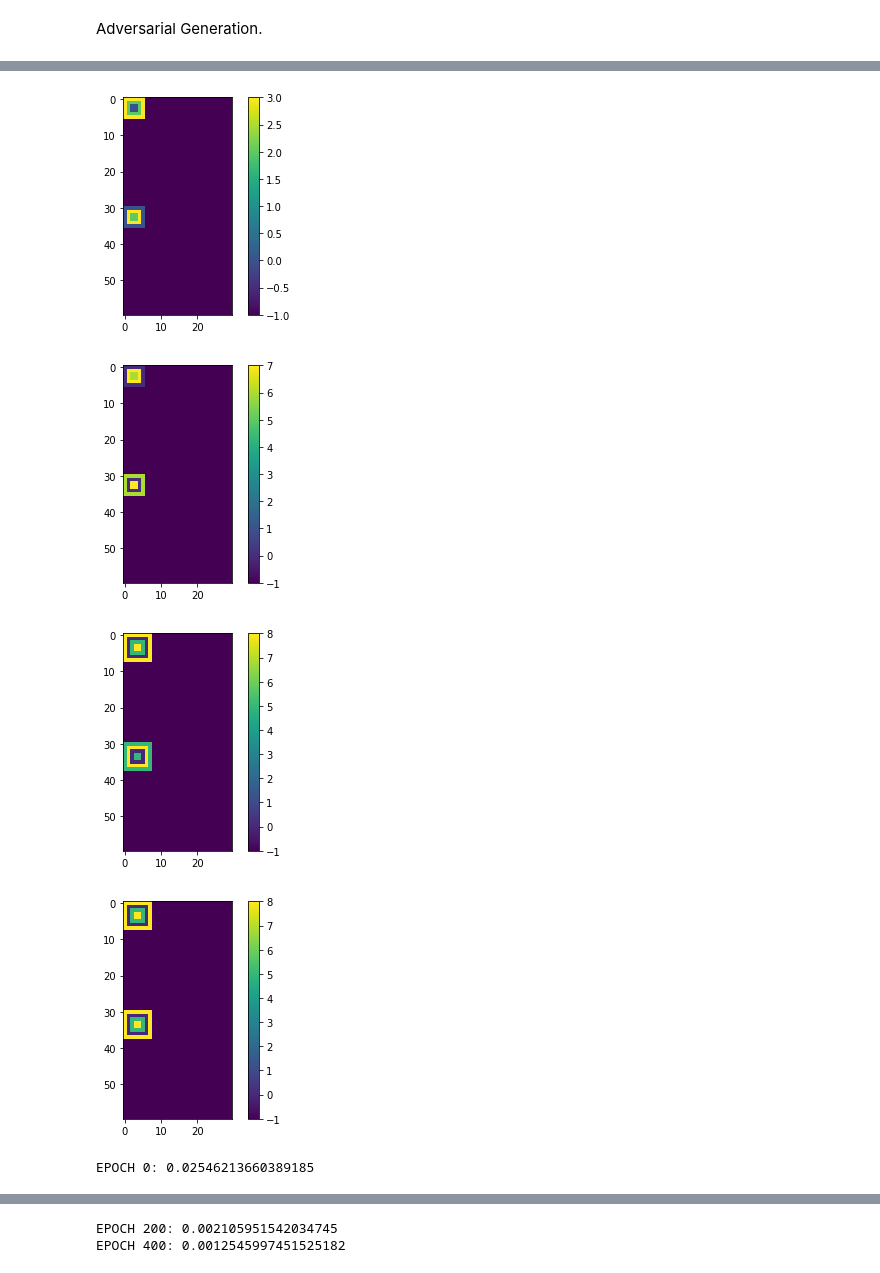
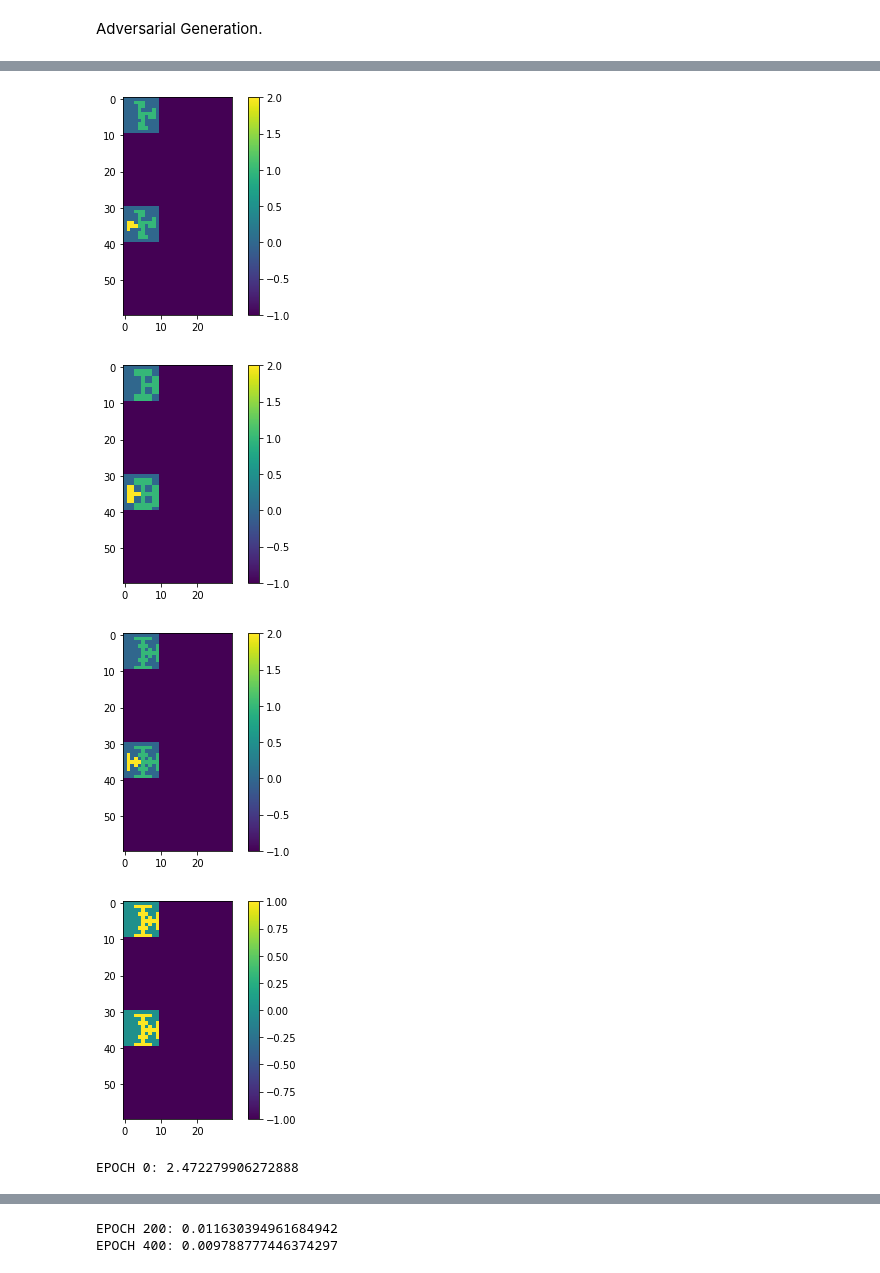
Before and after one commit to HarveyBrezinaConniffe/ARC, a Jupyter notebook: AI.ipynb, the cells around one changed output, grey strips where cells are left out. Saved outputs shown, nothing was run; the diff lists cells and outputs as text; code cells hidden in the pictures.

Commit message:
Better accuracy metric.

```diff
--- a/AI.ipynb
+++ b/AI.ipynb
@@ -138,7 +135,7 @@ def get_siamese_model(input_shape):
     model.add(MaxPooling2D())
     model.add(Conv2D(256, (4,4), padding="same", activation='relu'))
     model.add(Flatten())
-    model.add(Dense(4096*2, activation='sigmoid'))
+    model.add(Dense(4096, activation='sigmoid'))
 
     encoded_l = model(left_input)
     encoded_r = model(right_input)
@@ -154,15 +151,18 @@ Train model.
 model = get_siamese_model((60, 30, 1))
 optimizer = Adam(lr = 0.00006)
 model.compile(loss="binary_crossentropy", optimizer=optimizer)
-print(testAccuracy(model, 10, 18, False))
+print(testAccuracy(model, 10, 18))
 
-bestAccuracy = 0
+def trainmodel(epo):
+    bestAccuracy = 0
 
-for i in range(100):
-    model.fit_generator(generate(128, True), epochs=1, steps_per_epoch=50)
-    accuracy = testAccuracy(model, 20, 18, False)
-    if accuracy > bestAccuracy:
-        model.save_weights("bestCheckpoint/best")
-        bestAccuracy = accuracy
-        print("New Best: "+str(bestAccuracy))
+    for i in range(epo):
+        model.fit_generator(generate(128, True), epochs=1, steps_per_epoch=50)
+        accuracy = testAccuracy(model, 20, 18)
+        if accuracy > bestAccuracy:
+            model.save_weights("bestCheckpoint/best")
+            bestAccuracy = accuracy
+            print("New Best: "+str(bestAccuracy))
+
+trainmodel(100)
 # %% [output]
@@ -173,0 +186,16 @@ KeyboardInterrupt:
+# %%
+n = 12
+k = 10
+ctask1 = Xt[n][0].reshape(60, 30, 1)
+plt.imshow(ctask1.reshape(60, 30))
+plt.colorbar()
+plt.show()
+ctask2 = Xv[k][0].reshape(60, 30, 1)
+plt.imshow(ctask2.reshape(60, 30))
+plt.colorbar()
+plt.show()
+taskin = []
+taskin.append(tf.convert_to_tensor(np.array([ctask1.astype(np.float32)])))
+taskin.append(tf.convert_to_tensor(np.array([ctask2.astype(np.float32)])))
+
+print(model(taskin))
@@ -238,5 +253,5 @@ WARNING:tensorflow:A checkpoint was restored (e.g. tf.train.Checkpoint.restore o
 # %%
-n = 3
+n = 5
 print(len(Xt[n]))
 plt.imshow(Xt[n][0].reshape(60, 30))
 plt.colorbar()
@@ -247,29 +262,29 @@ plt.show()
 # %%
 plt.imshow(Xt[n][0].reshape(60, 30))
 plt.colorbar()
 plt.show()
 plt.imshow(Xt[n][1].reshape(60, 30))
 plt.colorbar()
 plt.show()
-plt.imshow(Xt[n][2].reshape(60, 30))
+plt.imshow(Xv[n][0].reshape(60, 30))
 plt.colorbar()
 plt.show()
 examples = [Xt[n][0].reshape(60,30,1).astype(np.float64), Xt[n][1].reshape(60,30,1).astype(np.float64)]
-cin = np.array([Xt[n][2].reshape(60,30,1)])
+cin = np.array([Xv[n][0].reshape(60,30,1)])
 cin[0][30:, :, :] = cin[0][:30, :, :]
 #cin[0][30:, :, :] = np.random.randint(-1, 10, size=(30, 30, 1))
 #cin[0][30:, :, :] = np.zeros((30, 30, 1))
 #sampletask[1][0][30:, :, :] = np.random.randint(-1, 11, size=(30, 30, 1))
 plt.imshow(cin.reshape(60, 30))
 plt.colorbar()
 plt.show()
 out = generateTask(examples, cin, 10, 40000, model)
 plt.imshow(out)
 plt.colorbar()
 plt.show()
 # %% [output]
-[figure, old version]
+[figure, new version]
-[figure, old version]
+[figure, new version]
-[figure, old version]
+[figure, new version]
-[figure, old version]
+[figure, new version]
-EPOCH 0: 0.02546213660389185
+EPOCH 0: 2.472279906272888
@@ -277,2 +292,2 @@ EPOCH 0: 0.02546213660389185
-EPOCH 200: 0.002105951542034745
-EPOCH 400: 0.0012545997451525182
+EPOCH 200: 0.011630394961684942
+EPOCH 400: 0.009788777446374297
```
Also changed, not shown: parts of 7 cells of this notebook.
